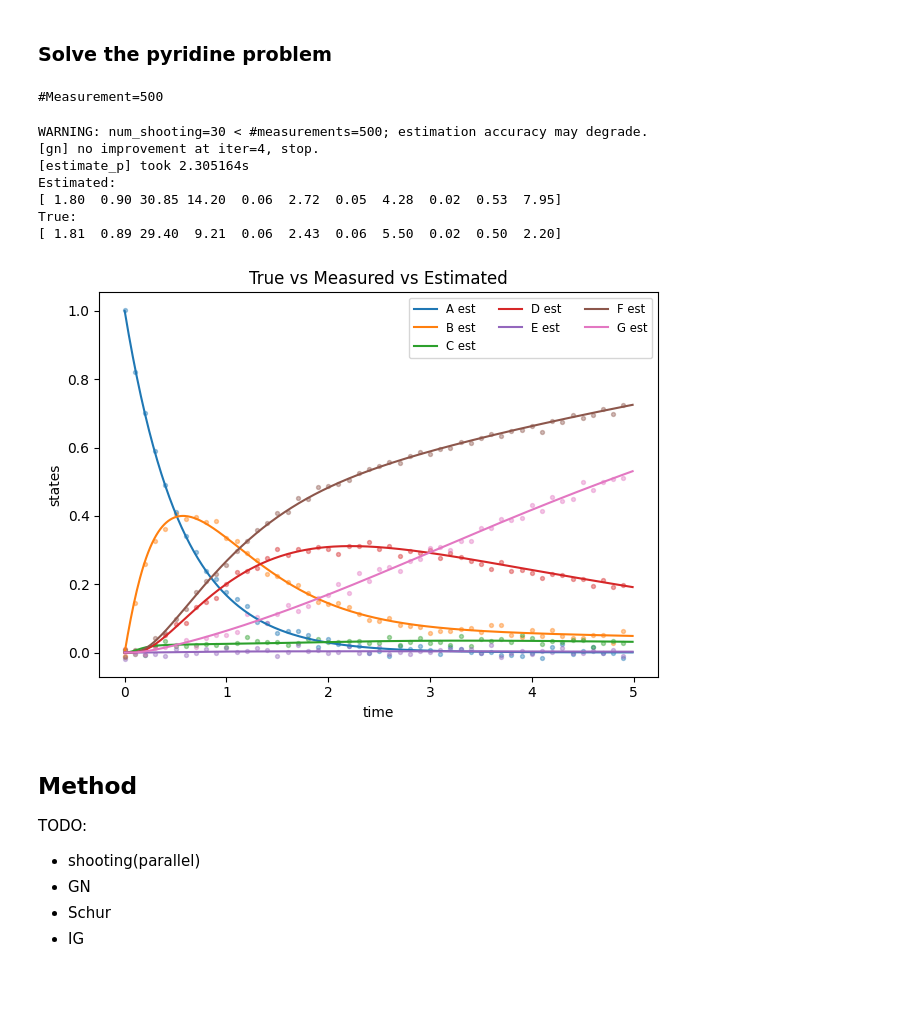
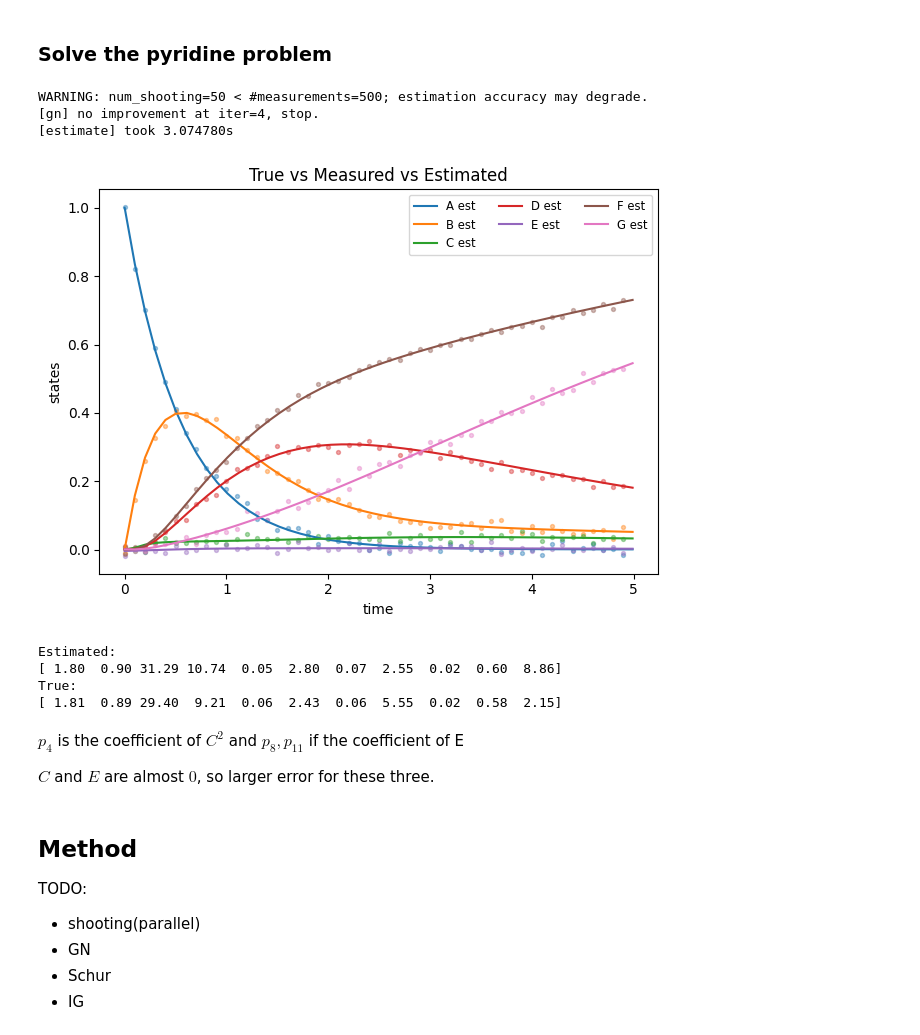
Before and after one commit to Li-Jesse-Jiaze/node-pyridine-ss25, a Jupyter notebook: demo.ipynb, the cells around one changed output. Saved outputs shown, nothing was run; the diff lists cells and outputs as text; code cells hidden in the pictures; blank space fills up the shorter version.

```diff
--- a/demo.ipynb
+++ b/demo.ipynb
@@ -133,7 +128,7 @@ True:
 cfg = dmse.ModelConfig(
         name="Pyridine",
         build_integrator=dmse.pyridine_problem,
-        true_p=[1.81, 0.89, 29.4, 9.21, 0.06, 2.43, 0.06, 5.5, 0.02, 0.5, 2.2],
+        true_p=[1.81, 0.894, 29.4, 9.21, 0.058, 2.43, 0.0644, 5.55, 0.0201, 0.577, 2.15],
         x0=np.array([1.0, 0.0, 0.0, 0.0, 0.0, 0.0, 0.0]),
         p_init=[1.0] * 11,
         state_labels=list("ABCDEFG"),
@@ -143,37 +138,35 @@ dt = 0.01
 t_grid = np.arange(0.0, 5.0, dt)
 
 integrator, ode, states, params = cfg.build_integrator(dt)
-X_true, X_meas = dmse.generate_data(integrator, t_grid, cfg.x0, cfg.true_p, noise_std=0.01)
-
-print(f"#Measurement={len(t_grid)}")
+X_true, X_meas = dmse.generate_data(integrator, t_grid, cfg.x0, cfg.true_p)
-# %% [output]
-#Measurement=500
 # %%
-p_hat = dmse.estimate_p(
+p_hat, s_hat = dmse.estimate(
     ode,
     states,
     params,
     t_grid,
     X_meas,
     cfg.p_init,
-    num_shooting=30,
+    num_shooting=50,
     strategy="gn",
 )
-
+dmse.plot(t_grid, X_meas, s_hat, cfg.state_labels, show_every=10)
+plt.show()
 print(f"Estimated:\n{p_hat}")
 print(f"True:\n{np.array(cfg.true_p)}")
-
-X_est = dmse.simulate(integrator, t_grid, cfg.x0, p_hat)
-dmse.plot(t_grid, X_meas, X_est, cfg.state_labels, show_every=10)
 # %% [output]
-WARNING: num_shooting=30 < #measurements=500; estimation accuracy may degrade.
+WARNING: num_shooting=50 < #measurements=500; estimation accuracy may degrade.
 [gn] no improvement at iter=4, stop.
-[estimate_p] took 2.305164s
-Estimated:
-[ 1.80  0.90 30.85 14.20  0.06  2.72  0.05  4.28  0.02  0.53  7.95]
-True:
-[ 1.81  0.89 29.40  9.21  0.06  2.43  0.06  5.50  0.02  0.50  2.20]
+[estimate] took 3.074780s
-[figure, old version]
+[figure, new version]
+Estimated:
+[ 1.80  0.90 31.29 10.74  0.05  2.80  0.07  2.55  0.02  0.60  8.86]
+True:
+[ 1.81  0.89 29.40  9.21  0.06  2.43  0.06  5.55  0.02  0.58  2.15]
+# %% [markdown]
+$p_4$ is the coefficient of $C^2$ and $p_8, p_{11}$ if the coefficient of E
+
+$C$ and $E$ are almost $0$, so larger error for these three.
 # %% [markdown]
 ## Method
 
```
Also changed, not shown: parts of 11 cells of this notebook, 4 other files.
